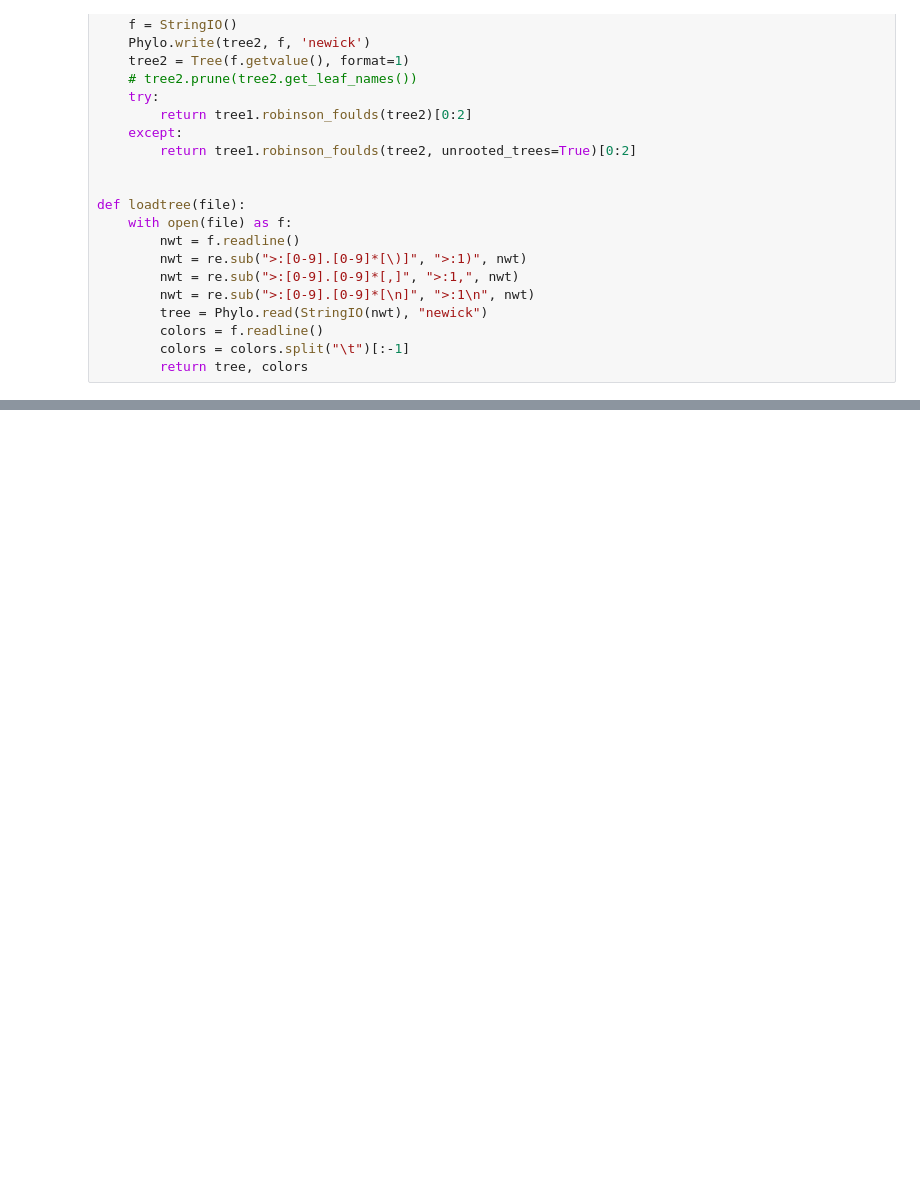
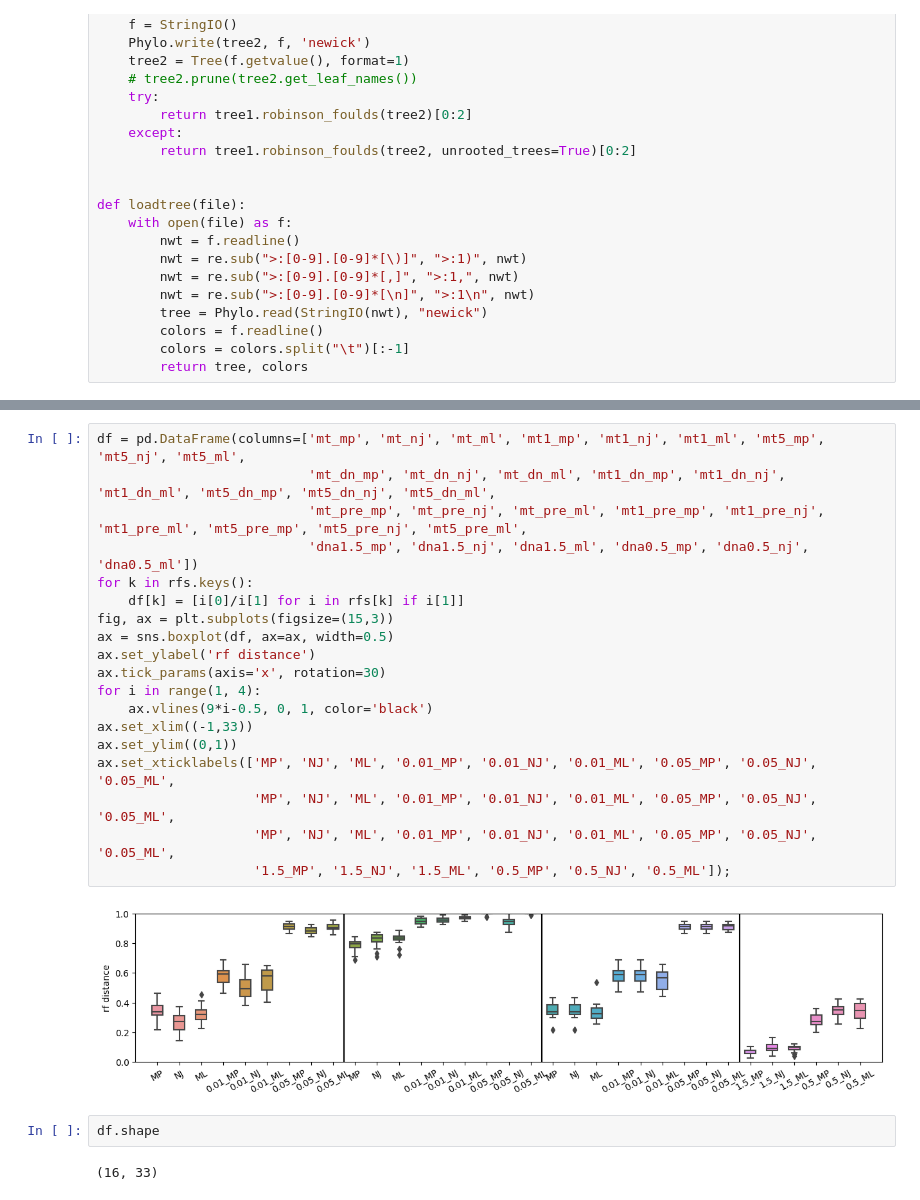
Before and after one commit to kunwang34/mtDNA_simulation, a Jupyter notebook: notebook/tree_comp.ipynb, the cells around one changed output, grey strips where cells are left out. Saved outputs shown, nothing was run; the diff lists cells and outputs as text; blank space fills up the shorter version.

```diff
--- a/notebook/tree_comp.ipynb
+++ b/notebook/tree_comp.ipynb
@@ -88,0 +194,25 @@ df
+# %%
+df = pd.DataFrame(columns=['mt_mp', 'mt_nj', 'mt_ml', 'mt1_mp', 'mt1_nj', 'mt1_ml', 'mt5_mp', 'mt5_nj', 'mt5_ml',
+                           'mt_dn_mp', 'mt_dn_nj', 'mt_dn_ml', 'mt1_dn_mp', 'mt1_dn_nj', 'mt1_dn_ml', 'mt5_dn_mp', 'mt5_dn_nj', 'mt5_dn_ml',
+                           'mt_pre_mp', 'mt_pre_nj', 'mt_pre_ml', 'mt1_pre_mp', 'mt1_pre_nj', 'mt1_pre_ml', 'mt5_pre_mp', 'mt5_pre_nj', 'mt5_pre_ml',
+                           'dna1.5_mp', 'dna1.5_nj', 'dna1.5_ml', 'dna0.5_mp', 'dna0.5_nj', 'dna0.5_ml'])
+for k in rfs.keys():
+    df[k] = [i[0]/i[1] for i in rfs[k] if i[1]]
+fig, ax = plt.subplots(figsize=(15,3))
+ax = sns.boxplot(df, ax=ax, width=0.5)
+ax.set_ylabel('rf distance')
+ax.tick_params(axis='x', rotation=30)
+for i in range(1, 4):
+    ax.vlines(9*i-0.5, 0, 1, color='black')
+ax.set_xlim((-1,33))
+ax.set_ylim((0,1))
+ax.set_xticklabels(['MP', 'NJ', 'ML', '0.01_MP', '0.01_NJ', '0.01_ML', '0.05_MP', '0.05_NJ', '0.05_ML',
+                    'MP', 'NJ', 'ML', '0.01_MP', '0.01_NJ', '0.01_ML', '0.05_MP', '0.05_NJ', '0.05_ML',
+                    'MP', 'NJ', 'ML', '0.01_MP', '0.01_NJ', '0.01_ML', '0.05_MP', '0.05_NJ', '0.05_ML',
+                    '1.5_MP', '1.5_NJ', '1.5_ML', '0.5_MP', '0.5_NJ', '0.5_ML']);
+# %% [output]
+[figure, added]
+# %%
+df.shape
+# %% [output]
+(16, 33)
```
Also changed, not shown: parts of 20 cells of this notebook, 12 other files.
